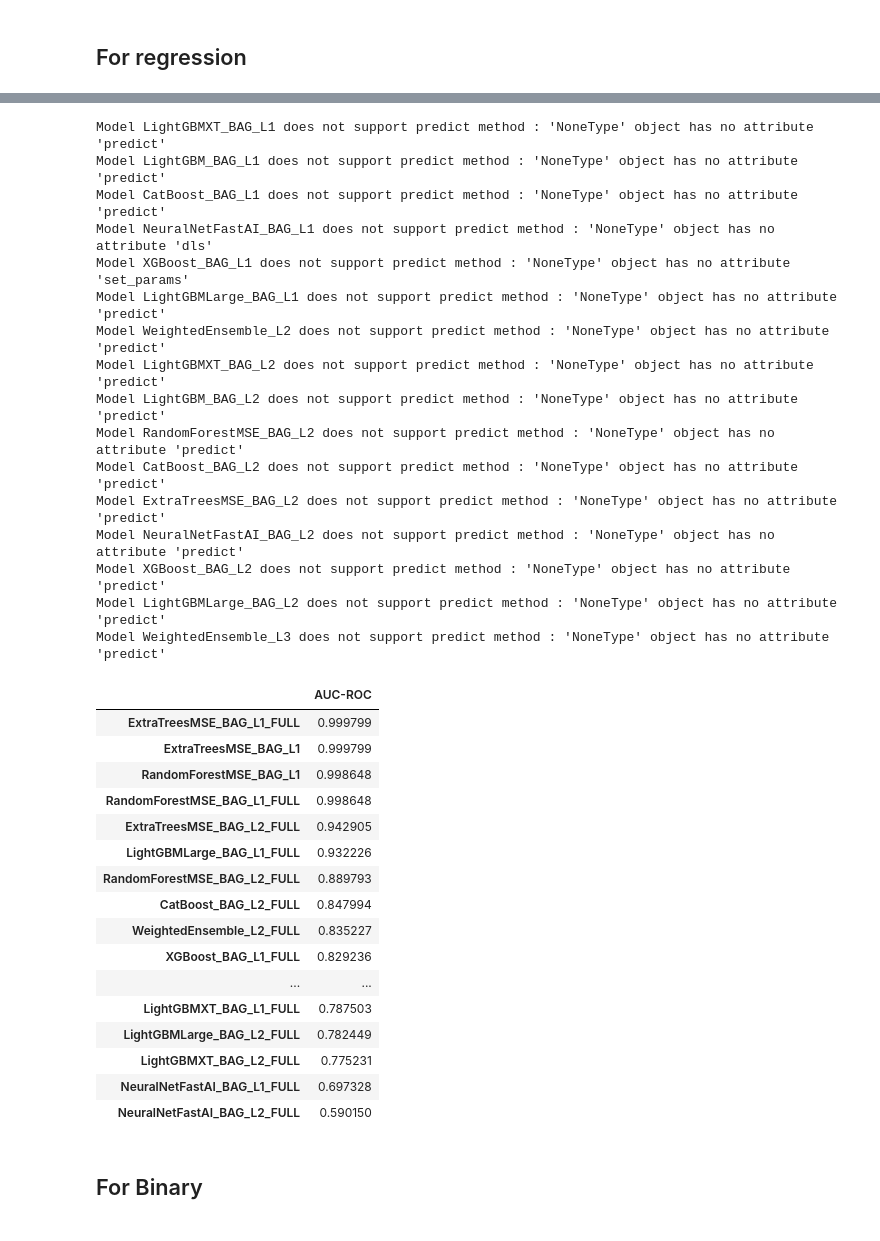
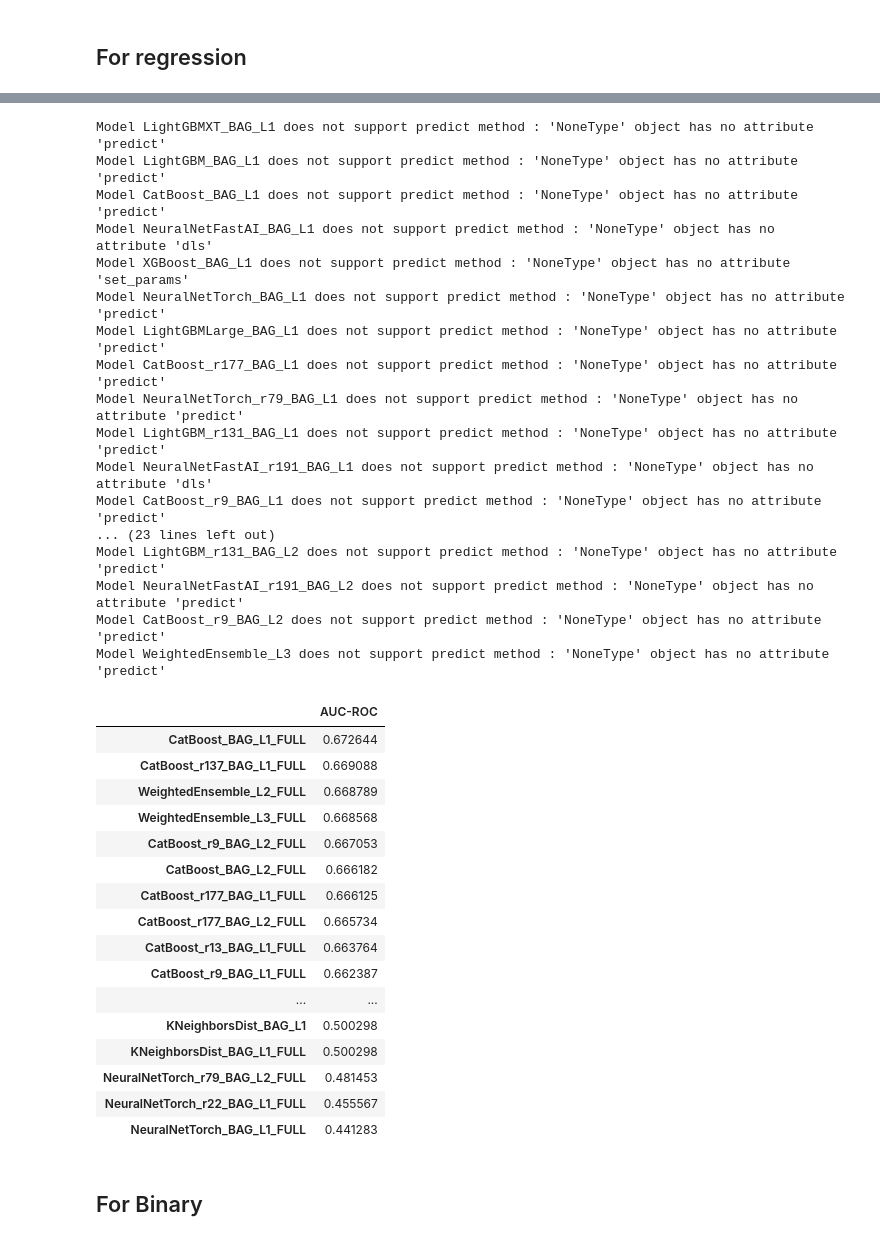
Before and after one commit to MoosaTae/aihack_2024, a Jupyter notebook: code/pipeline_2.ipynb, the cells around one changed output, grey strips where cells are left out. Saved outputs shown, nothing was run; the diff lists cells and outputs as text; code cells hidden in the pictures.

```diff
--- a/code/pipeline_2.ipynb
+++ b/code/pipeline_2.ipynb
@@ -144,6 +140,8 @@ Other Loans_balance            39.80% null values
 drop_columns = [
     "r_generalcode1",
     "r_generalcode2",
+    "r_generalcode4",
+    "r_generalcode5",
     "Overdraft_count",
     "Personal Loan_count",
     "Mortgage_count",
@@ -172,6 +170,7 @@ def age(x):
 
 
 def preprocess(df):
+    df = df.copy()
     df = df.drop(columns=drop_columns)
     df["r_additional_income"] = df["r_additional_income"].fillna(0)
     df["r_spouse_income"] = df["r_spouse_income"].fillna(0)
@@ -444,5 +446,3 @@ predictor.model_names()
 model_name = "CatBoost_BAG_L2_FULL" # predictor.model_names()[0]
 # %% [markdown]
 ## For regression
-# %%
-test_data = train_data
@@ -482,5 +484,6 @@ AUC Score: 0.8192554736638616
 # %%
 def eval_auc(test_data):
+    global predictor
     model_names = predictor.model_names()
 
     y_test = test_data['y']
@@ -499,41 +502,42 @@ def eval_auc(test_data):
     top = top.sort_values(by=['AUC-ROC'], ascending=False)
     return top
 # %%
-eval_auc(train_data)
+eval_auc(test_data)
 # %% [output]
 Model LightGBMXT_BAG_L1 does not support predict method : 'NoneType' object has no attribute 'predict'
 Model LightGBM_BAG_L1 does not support predict method : 'NoneType' object has no attribute 'predict'
 Model CatBoost_BAG_L1 does not support predict method : 'NoneType' object has no attribute 'predict'
 Model NeuralNetFastAI_BAG_L1 does not support predict method : 'NoneType' object has no attribute 'dls'
 Model XGBoost_BAG_L1 does not support predict method : 'NoneType' object has no attribute 'set_params'
+Model NeuralNetTorch_BAG_L1 does not support predict method : 'NoneType' object has no attribute 'predict'
 Model LightGBMLarge_BAG_L1 does not support predict method : 'NoneType' object has no attribute 'predict'
-Model WeightedEnsemble_L2 does not support predict method : 'NoneType' object has no attribute 'predict'
-Model LightGBMXT_BAG_L2 does not support predict method : 'NoneType' object has no attribute 'predict'
-Model LightGBM_BAG_L2 does not support predict method : 'NoneType' object has no attribute 'predict'
-Model RandomForestMSE_BAG_L2 does not support predict method : 'NoneType' object has no attribute 'predict'
-Model CatBoost_BAG_L2 does not support predict method : 'NoneType' object has no attribute 'predict'
-Model ExtraTreesMSE_BAG_L2 does not support predict method : 'NoneType' object has no attribute 'predict'
-Model NeuralNetFastAI_BAG_L2 does not support predict method : 'NoneType' object has no attribute 'predict'
-Model XGBoost_BAG_L2 does not support predict method : 'NoneType' object has no attribute 'predict'
-Model LightGBMLarge_BAG_L2 does not support predict method : 'NoneType' object has no attribute 'predict'
+Model CatBoost_r177_BAG_L1 does not support predict method : 'NoneType' object has no attribute 'predict'
+Model NeuralNetTorch_r79_BAG_L1 does not support predict method : 'NoneType' object has no attribute 'predict'
+Model LightGBM_r131_BAG_L1 does not support predict method : 'NoneType' object has no attribute 'predict'
+Model NeuralNetFastAI_r191_BAG_L1 does not support predict method : 'NoneType' object has no attribute 'dls'
+Model CatBoost_r9_BAG_L1 does not support predict method : 'NoneType' object has no attribute 'predict'
+... (23 lines left out)
+Model LightGBM_r131_BAG_L2 does not support predict method : 'NoneType' object has no attribute 'predict'
+Model NeuralNetFastAI_r191_BAG_L2 does not support predict method : 'NoneType' object has no attribute 'predict'
+Model CatBoost_r9_BAG_L2 does not support predict method : 'NoneType' object has no attribute 'predict'
 Model WeightedEnsemble_L3 does not support predict method : 'NoneType' object has no attribute 'predict'
 |  | AUC-ROC |
-| ExtraTreesMSE_BAG_L1_FULL | 0.999799 |
-| ExtraTreesMSE_BAG_L1 | 0.999799 |
-| RandomForestMSE_BAG_L1 | 0.998648 |
-| RandomForestMSE_BAG_L1_FULL | 0.998648 |
-| ExtraTreesMSE_BAG_L2_FULL | 0.942905 |
-| LightGBMLarge_BAG_L1_FULL | 0.932226 |
-| RandomForestMSE_BAG_L2_FULL | 0.889793 |
-| CatBoost_BAG_L2_FULL | 0.847994 |
-| WeightedEnsemble_L2_FULL | 0.835227 |
-| XGBoost_BAG_L1_FULL | 0.829236 |
+| CatBoost_BAG_L1_FULL | 0.672644 |
+| CatBoost_r137_BAG_L1_FULL | 0.669088 |
+| WeightedEnsemble_L2_FULL | 0.668789 |
+| WeightedEnsemble_L3_FULL | 0.668568 |
+| CatBoost_r9_BAG_L2_FULL | 0.667053 |
+| CatBoost_BAG_L2_FULL | 0.666182 |
+| CatBoost_r177_BAG_L1_FULL | 0.666125 |
+| CatBoost_r177_BAG_L2_FULL | 0.665734 |
+| CatBoost_r13_BAG_L1_FULL | 0.663764 |
+| CatBoost_r9_BAG_L1_FULL | 0.662387 |
 | ... | ... |
-| LightGBMXT_BAG_L1_FULL | 0.787503 |
-| LightGBMLarge_BAG_L2_FULL | 0.782449 |
-| LightGBMXT_BAG_L2_FULL | 0.775231 |
-| NeuralNetFastAI_BAG_L1_FULL | 0.697328 |
-| NeuralNetFastAI_BAG_L2_FULL | 0.590150 |
+| KNeighborsDist_BAG_L1 | 0.500298 |
+| KNeighborsDist_BAG_L1_FULL | 0.500298 |
+| NeuralNetTorch_r79_BAG_L2_FULL | 0.481453 |
+| NeuralNetTorch_r22_BAG_L1_FULL | 0.455567 |
+| NeuralNetTorch_BAG_L1_FULL | 0.441283 |
 # %% [markdown]
 ## For Binary
 # %%
```
Also changed, not shown: parts of 20 cells of this notebook.
